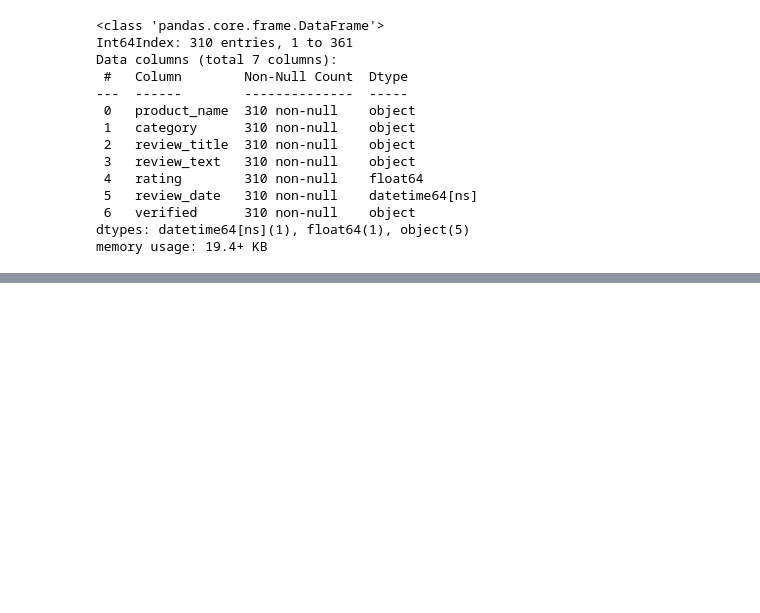
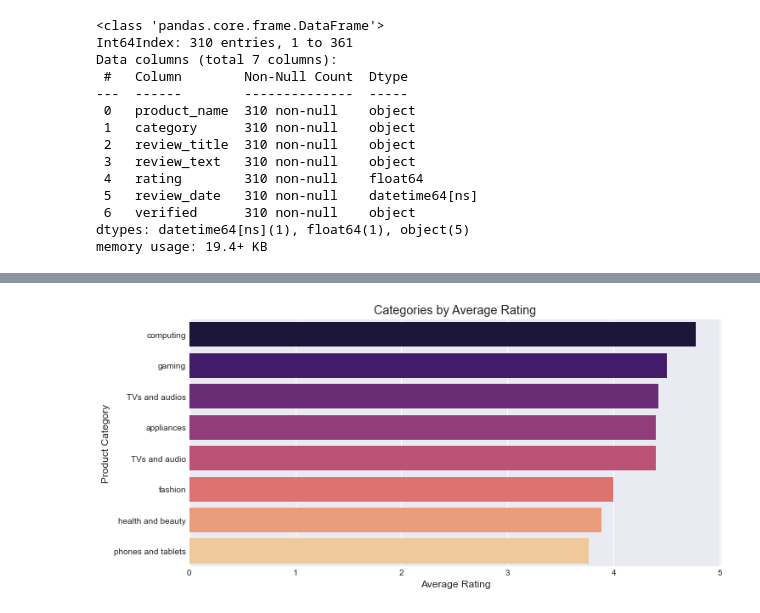
Before and after one commit to Assesa44/Kenya-Ecommerce-Reviews, a Jupyter notebook: Notebooks/analysis.ipynb, the cells around one changed output, grey strips where cells are left out. Cells and saved outputs as stored; diff of their text form; code cells hidden in the pictures; blank space fills up the shorter version.

```diff
--- a/Notebooks/analysis.ipynb
+++ b/Notebooks/analysis.ipynb
@@ -275,0 +351,10 @@ reviews.head()
+# %%
+avg_rating = reviews.groupby('category')['rating'].mean().sort_values(ascending= False)
+plt.figure(figsize=(10,5))
+sns.barplot(x=avg_rating.values, y=avg_rating.index, palette= 'magma')
+plt.title('Categories by Average Rating')
+plt.xlabel('Average Rating')
+plt.ylabel('Product Category')
+plt.show()
+# %% [output]
+[figure, added]
```
Also changed, not shown: parts of 23 cells of this notebook.
